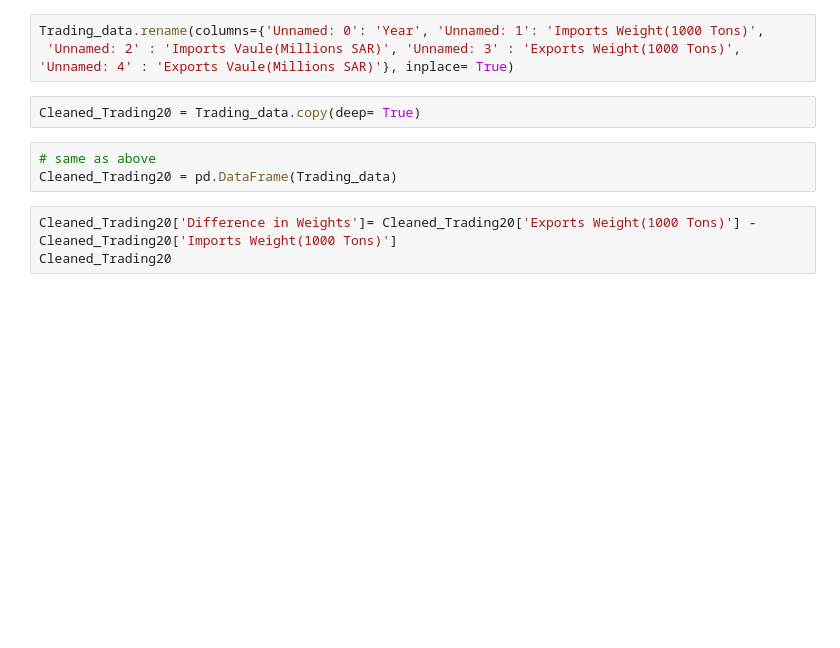
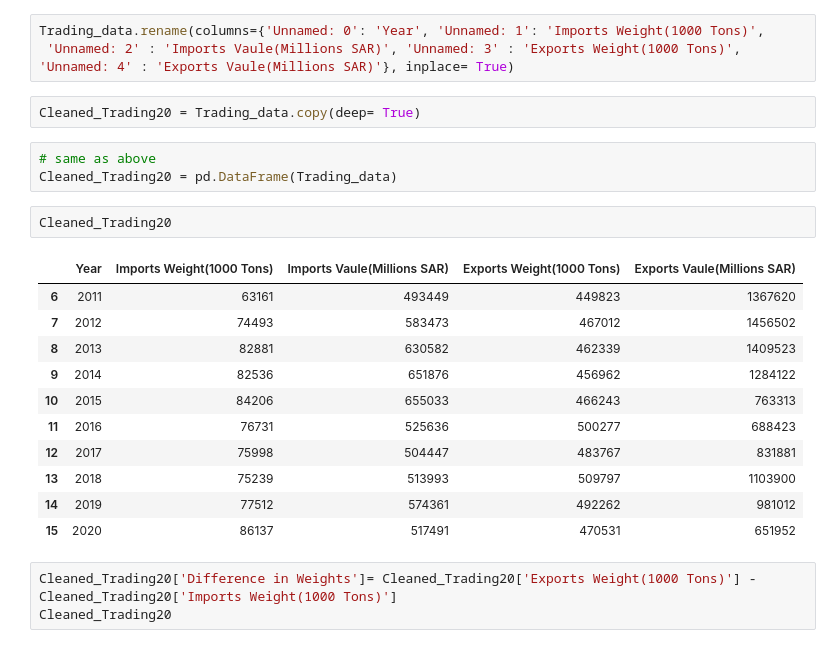
Before and after one commit to Aabusabaeen/Capstone-Project, a Jupyter notebook: 2020_EDA_Cleaning.ipynb, the cells around one changed output. Drawn from its saved outputs; the diff is of its cells as text; blank space fills up the shorter version.

```diff
--- a/CP_EDA_Cleaning.ipynb
+++ b/2020_EDA_Cleaning.ipynb
@@ -43,6 +24,20 @@ Cleaned_Trading20 = Trading_data.copy(deep= True)
 # %%
 # same as above
 Cleaned_Trading20 = pd.DataFrame(Trading_data)
+# %%
+Cleaned_Trading20
+# %% [output]
+|  | Year | Imports Weight(1000 Tons) | Imports Vaule(Millions SAR) | Exports Weight(1000 Tons) | Exports Vaule(Millions SAR) |
+| 6 | 2011 | 63161 | 493449 | 449823 | 1367620 |
+| 7 | 2012 | 74493 | 583473 | 467012 | 1456502 |
+| 8 | 2013 | 82881 | 630582 | 462339 | 1409523 |
+| 9 | 2014 | 82536 | 651876 | 456962 | 1284122 |
+| 10 | 2015 | 84206 | 655033 | 466243 | 763313 |
+| 11 | 2016 | 76731 | 525636 | 500277 | 688423 |
+| 12 | 2017 | 75998 | 504447 | 483767 | 831881 |
+| 13 | 2018 | 75239 | 513993 | 509797 | 1103900 |
+| 14 | 2019 | 77512 | 574361 | 492262 | 981012 |
+| 15 | 2020 | 86137 | 517491 | 470531 | 651952 |
 # %%
 Cleaned_Trading20['Difference in Weights']= Cleaned_Trading20['Exports Weight(1000 Tons)'] - Cleaned_Trading20['Imports Weight(1000 Tons)']
 Cleaned_Trading20
```
Also changed, not shown: parts of 41 cells of this notebook, 9 other files.
